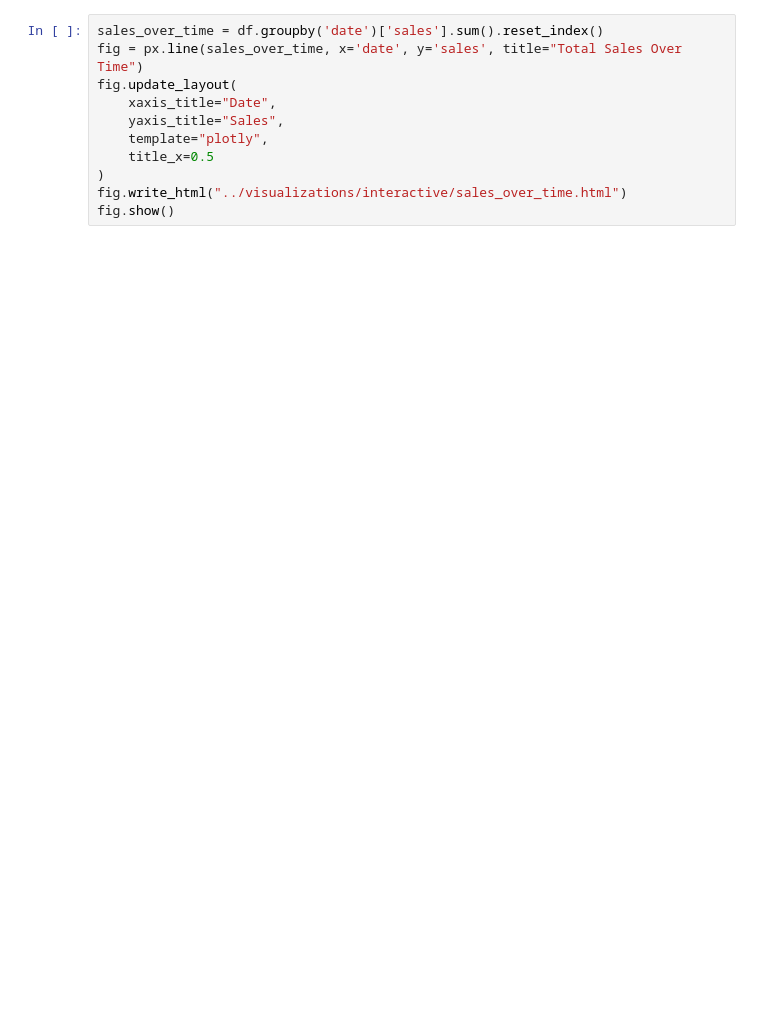
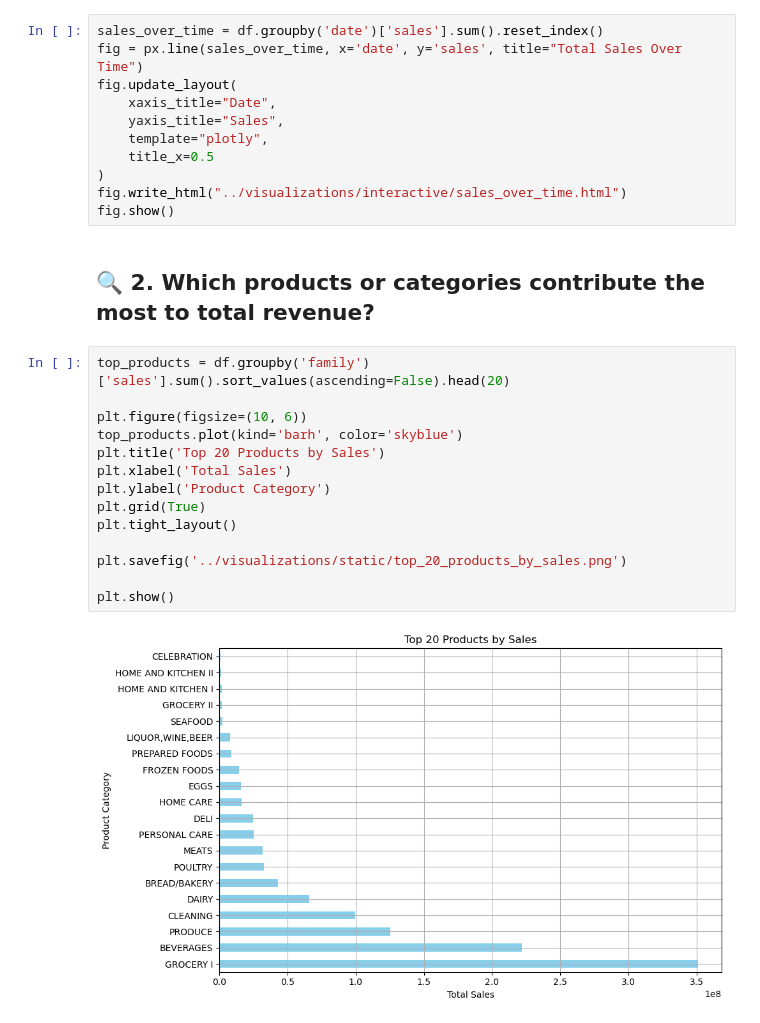
Before and after one commit to Seif-Eldin-Omar/sales-forecasting-optimization, a Jupyter notebook: notebooks/visualization_demo.ipynb, the cells around one changed output. Cells and saved outputs as stored; diff of their text form; blank space fills up the shorter version.

Commit message:
General Sales Questions

```diff
--- a/notebooks/visualization_demo.ipynb
+++ b/notebooks/visualization_demo.ipynb
@@ -31,3 +35,21 @@ fig.update_layout(
 )
 fig.write_html("../visualizations/interactive/sales_over_time.html")
 fig.show()
+# %% [markdown]
+## 🔍 2. Which products or categories contribute the most to total revenue?
+# %%
+top_products = df.groupby('family')['sales'].sum().sort_values(ascending=False).head(20)
+
+plt.figure(figsize=(10, 6))
+top_products.plot(kind='barh', color='skyblue')
+plt.title('Top 20 Products by Sales')
+plt.xlabel('Total Sales')
+plt.ylabel('Product Category')
+plt.grid(True)
+plt.tight_layout()
+
+plt.savefig('../visualizations/static/top_20_products_by_sales.png')
+
+plt.show()
+# %% [output]
+[figure, added]
```
Also changed, not shown: parts of 10 cells of this notebook, 7 other files.
